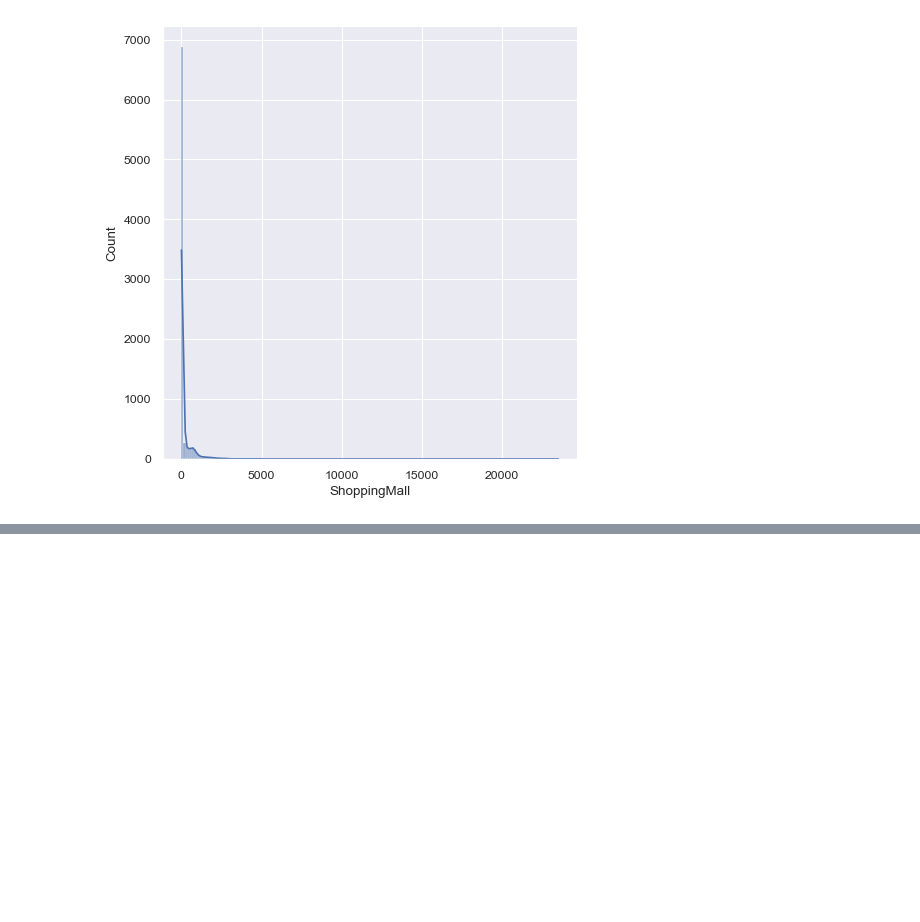
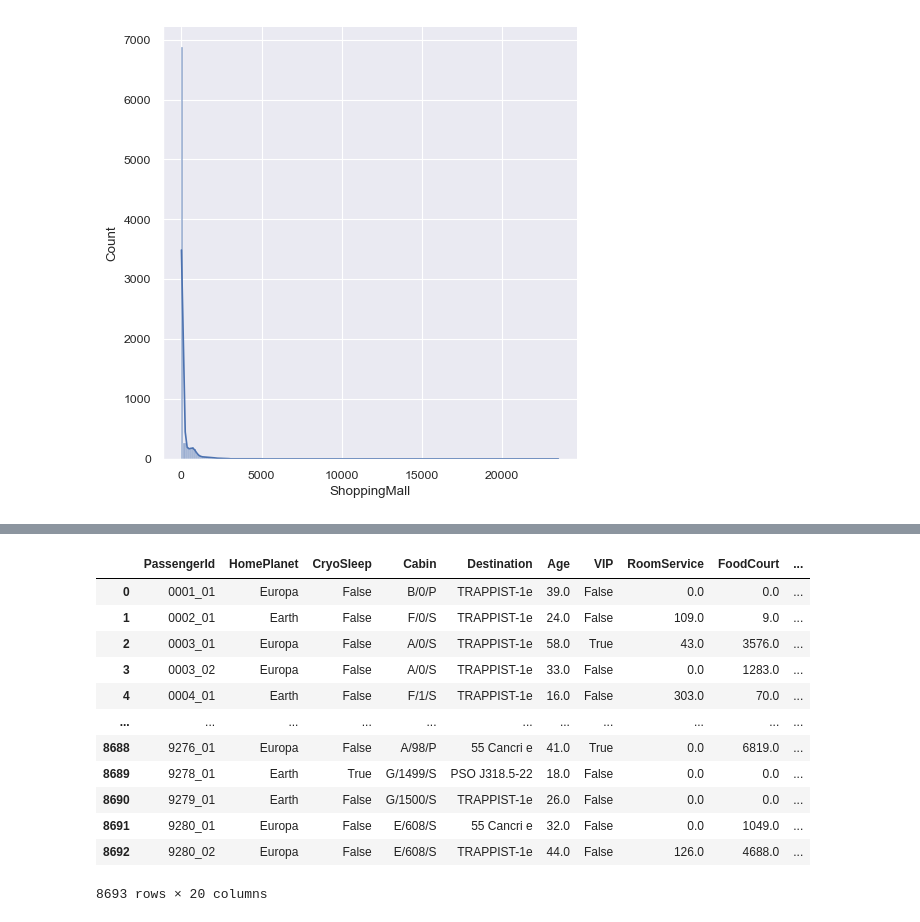
Before and after one commit to RMDS-GroupProject/spaceship_titanic, a Jupyter notebook: test.ipynb, the cells around one changed output, grey strips where cells are left out. Saved outputs shown, nothing was run; the diff lists cells and outputs as text; code cells hidden in the pictures; blank space fills up the shorter version.

```diff
--- a/test.ipynb
+++ b/test.ipynb
@@ -288,0 +289,9 @@ sns.displot(data=data, x="ShoppingMall", kind="hist", kde=True)
+# %%
+#Fill missing Age values with the Age median
+data['Age'].fillna(value=int(data['Age'].median()),inplace=True)
+
+#We will replace all NaNs with the label 'Missing'
+data= data.fillna(value="Missing")
+
+#Let's see how many NaN values there are now
+data.isnull().sum()
@@ -289,3 +316,4 @@ sns.displot(data=data, x="ShoppingMall", kind="hist", kde=True)
 # %%
-16.864-0.88
+data['TotalExpenditure'] = data[['RoomService', 'FoodCourt', 'ShoppingMall', 'Spa', 'VRDeck']].sum(axis=1)
+data.head()
 # %% [output]
@@ -292,0 +326,38 @@ sns.displot(data=data, x="ShoppingMall", kind="hist", kde=True)
+# %%
+#New Deck, Floor, and Side feature
+import math
+data['Deck'] = "" #initialising feature
+data['Floor'] = "" #initialising feature
+data['Side'] = "" #initialising feature
+
+deckColIndex = data.columns.get_loc('Deck')
+floorColIndex = data.columns.get_loc('Floor')
+sideColIndex = data.columns.get_loc('Side')
+cabinColIndex = data.columns.get_loc('Cabin')
+
+for rowNum in range(data.shape[0]):
+    # print(rowNum)
+    if data['Cabin'][rowNum] == "Missing":
+        data.iloc[rowNum,deckColIndex] = "Missing"
+        data.iloc[rowNum,floorColIndex] = "Missing"
+        data.iloc[rowNum,sideColIndex] = "Missing"
+    else:
+        data.iloc[rowNum,deckColIndex] = data.iloc[rowNum,cabinColIndex][0]
+        data.iloc[rowNum,floorColIndex] = math.ceil(int(data.iloc[rowNum,cabinColIndex].split("/")[1])/100)
+        data.iloc[rowNum,sideColIndex] = data.iloc[rowNum,cabinColIndex].split("/")[2]
+# %%
+data
+# %% [output]
+|  | PassengerId | HomePlanet | CryoSleep | Cabin | Destination | Age | VIP | RoomService | FoodCourt | ... |
+| 0 | 0001_01 | Europa | False | B/0/P | TRAPPIST-1e | 39.0 | False | 0.0 | 0.0 | ... |
+| 1 | 0002_01 | Earth | False | F/0/S | TRAPPIST-1e | 24.0 | False | 109.0 | 9.0 | ... |
+| 2 | 0003_01 | Europa | False | A/0/S | TRAPPIST-1e | 58.0 | True | 43.0 | 3576.0 | ... |
+| 3 | 0003_02 | Europa | False | A/0/S | TRAPPIST-1e | 33.0 | False | 0.0 | 1283.0 | ... |
+| 4 | 0004_01 | Earth | False | F/1/S | TRAPPIST-1e | 16.0 | False | 303.0 | 70.0 | ... |
+| ... | ... | ... | ... | ... | ... | ... | ... | ... | ... | ... |
+| 8688 | 9276_01 | Europa | False | A/98/P | 55 Cancri e | 41.0 | True | 0.0 | 6819.0 | ... |
+| 8689 | 9278_01 | Earth | True | G/1499/S | PSO J318.5-22 | 18.0 | False | 0.0 | 0.0 | ... |
+| 8690 | 9279_01 | Earth | False | G/1500/S | TRAPPIST-1e | 26.0 | False | 0.0 | 0.0 | ... |
+| 8691 | 9280_01 | Europa | False | E/608/S | 55 Cancri e | 32.0 | False | 0.0 | 1049.0 | ... |
+| 8692 | 9280_02 | Europa | False | E/608/S | TRAPPIST-1e | 44.0 | False | 126.0 | 4688.0 | ... |
+8693 rows × 20 columns
```
Also changed, not shown: parts of 31 cells of this notebook.
